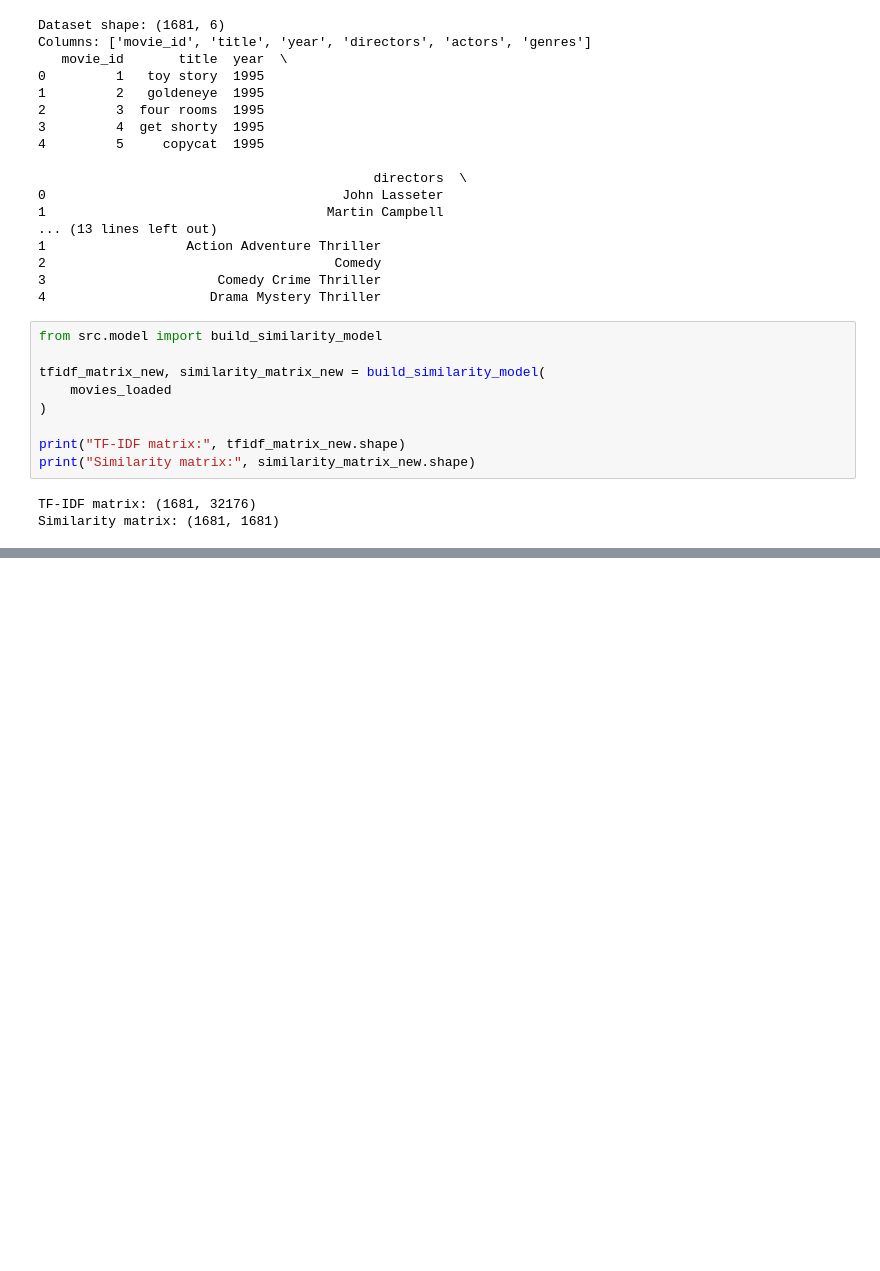
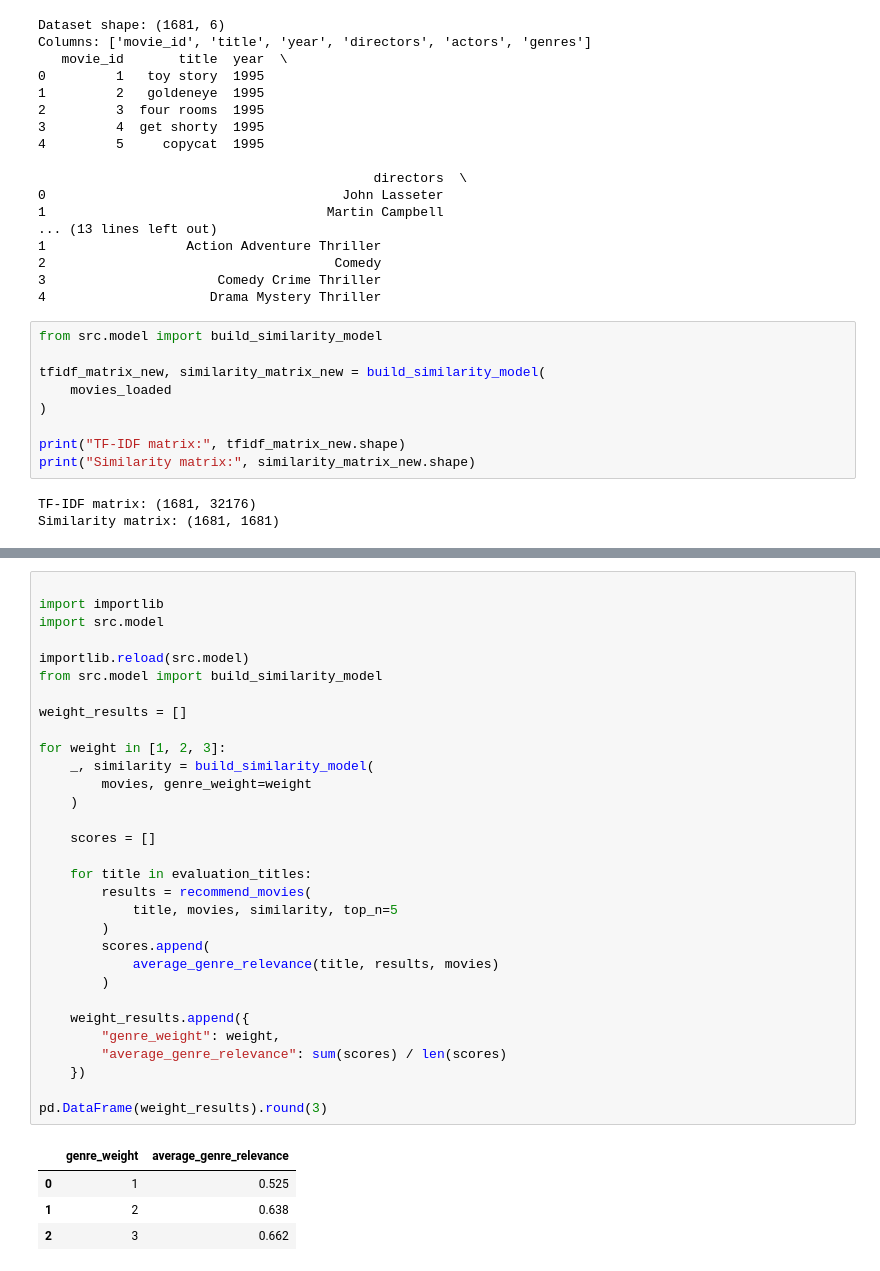
Before and after one commit to ImmyAfridi/movie-recommender-system, a Jupyter notebook: notebooks/movie_recommender.ipynb, the cells around one changed output, grey strips where cells are left out. Drawn from its saved outputs; the diff is of its cells as text; blank space fills up the shorter version.

```diff
--- a/notebooks/movie_recommender.ipynb
+++ b/notebooks/movie_recommender.ipynb
@@ -567,0 +905,36 @@ Similarity matrix: (1681, 1681)
+# %%
+
+import importlib
+import src.model
+
+importlib.reload(src.model)
+from src.model import build_similarity_model
+
+weight_results = []
+
+for weight in [1, 2, 3]:
+    _, similarity = build_similarity_model(
+        movies, genre_weight=weight
+    )
+
+    scores = []
+
+    for title in evaluation_titles:
+        results = recommend_movies(
+            title, movies, similarity, top_n=5
+        )
+        scores.append(
+            average_genre_relevance(title, results, movies)
+        )
+
+    weight_results.append({
+        "genre_weight": weight,
+        "average_genre_relevance": sum(scores) / len(scores)
+    })
+
+pd.DataFrame(weight_results).round(3)
+# %% [output]
+|  | genre_weight | average_genre_relevance |
+| 0 | 1 | 0.525 |
+| 1 | 2 | 0.638 |
+| 2 | 3 | 0.662 |
```
Also changed, not shown: parts of 18 cells of this notebook, 1 other file.
